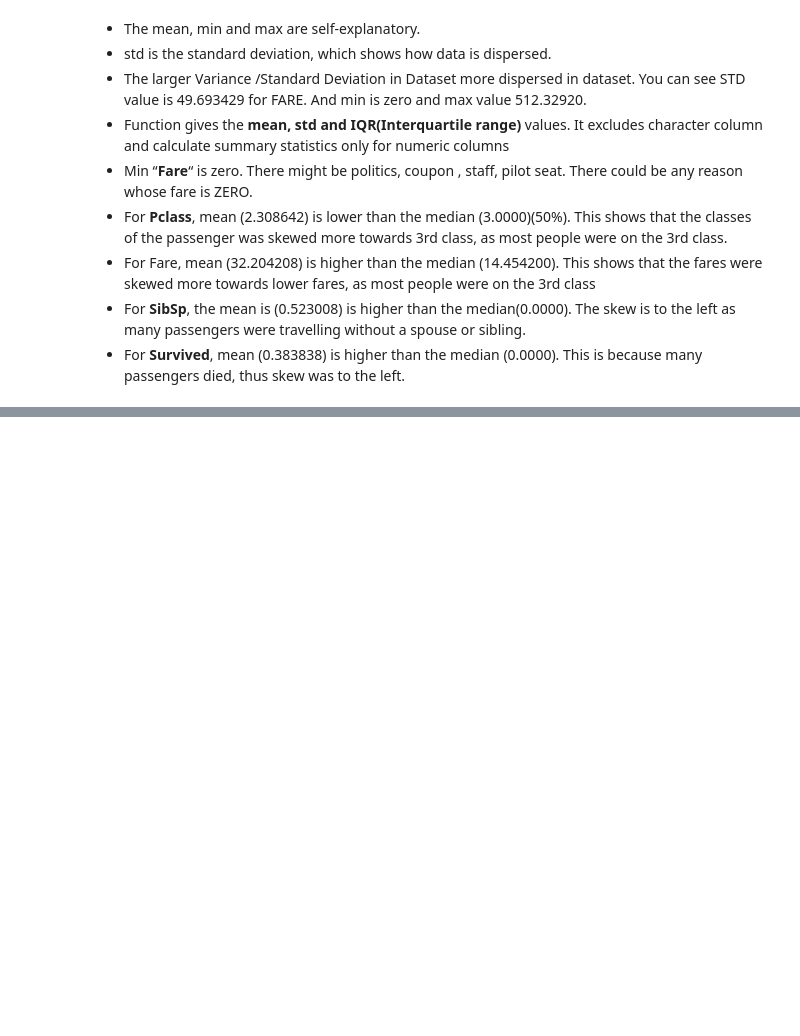
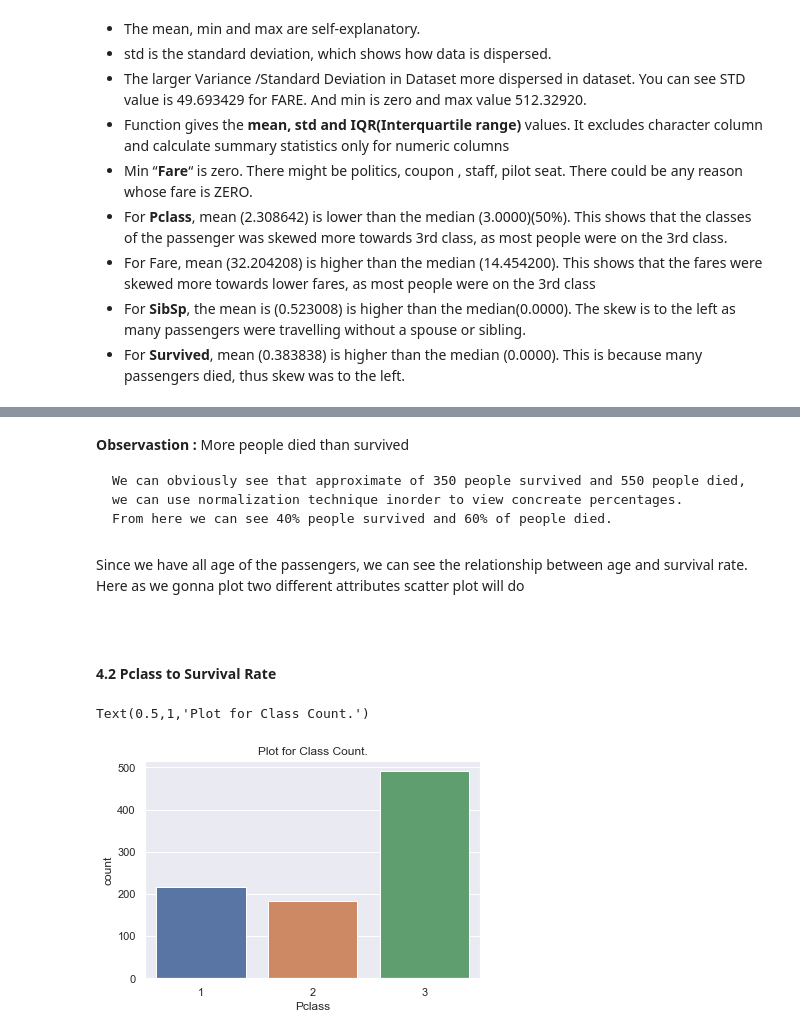
Before and after one commit to TJ-DS/ExploratoryDataAnalysis-EDA, a Jupyter notebook: TitanicDataset/TitanicDataset.ipynb, the cells around one changed output, grey strips where cells are left out. Drawn from its saved outputs; the diff is of its cells as text; code cells hidden in the pictures; blank space fills up the shorter version.

```diff
--- a/TitanicDataset/TitanicDataset.ipynb
+++ b/TitanicDataset/TitanicDataset.ipynb
@@ -208,0 +282,19 @@ ModuleNotFoundError: No module named 'pandas.core.internals.managers'; 'pandas.c
+# %% [markdown]
+__Observastion :__ More people died than survived
+
+    We can obviously see that approximate of 350 people survived and 550 people died, we can use normalization technique inorder to view concreate percentages.
+    From here we can see 40% people survived and 60% of people died.
+# %% [markdown]
+Since we have all age of the passengers, we can see the relationship between age and survival rate. Here as we gonna plot two different attributes scatter plot will do
+# %% [markdown]
+<a id = section42></a>
+# %% [markdown]
+#### 4.2 Pclass to Survival Rate
+# %%
+# counts for a single categorical variable
+sns.set(style="darkgrid")
+sns.countplot(x='Pclass', data=TitanicData).set_title('Plot for Class Count.')
+# TitanicData.Pclass.value_counts(normalize=True).plot(kind="bar", alpha = 0.5)
+# %% [output]
+Text(0.5,1,'Plot for Class Count.')
+[figure, added]
```
Also changed, not shown: parts of 44 cells of this notebook.
